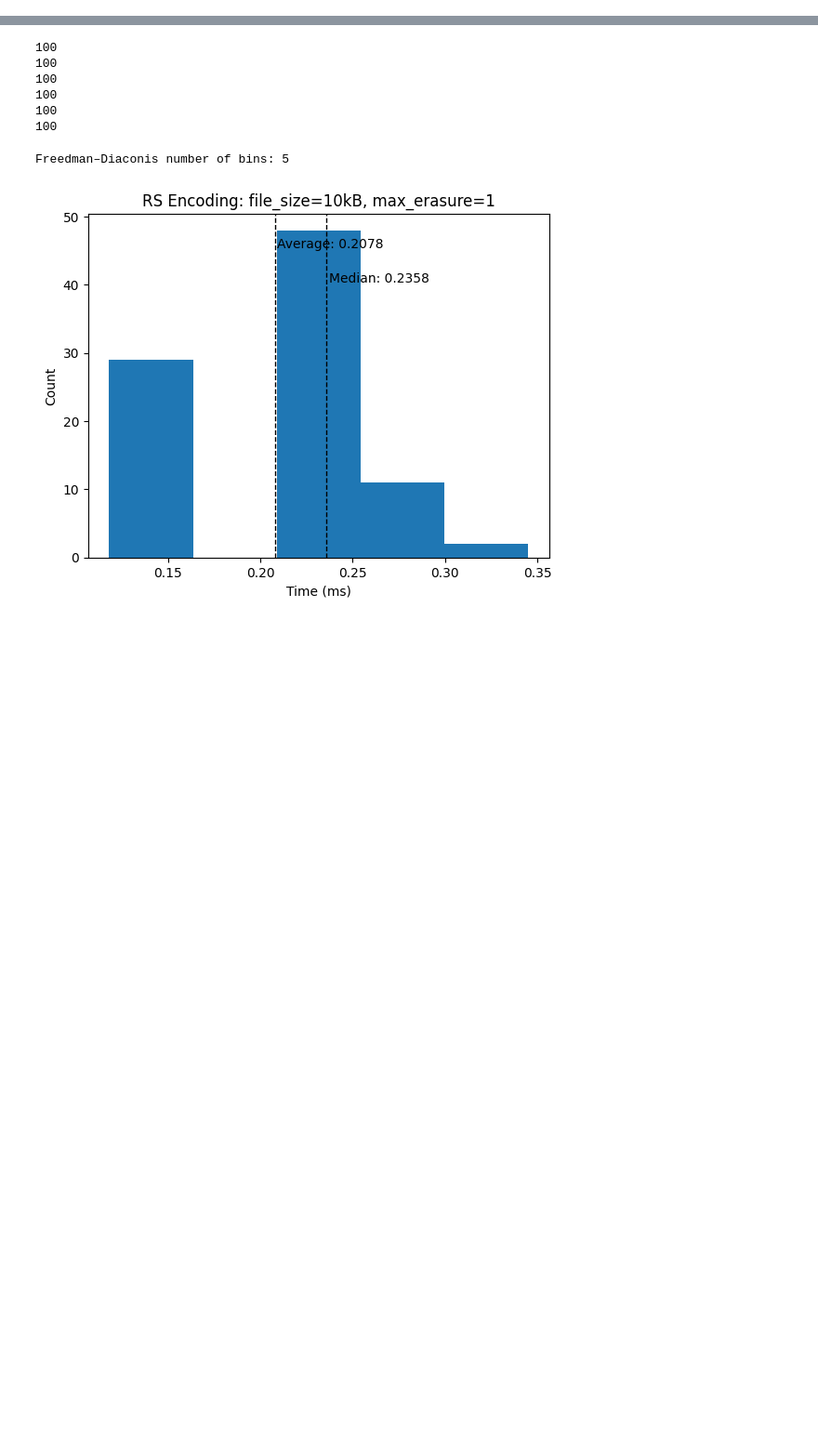
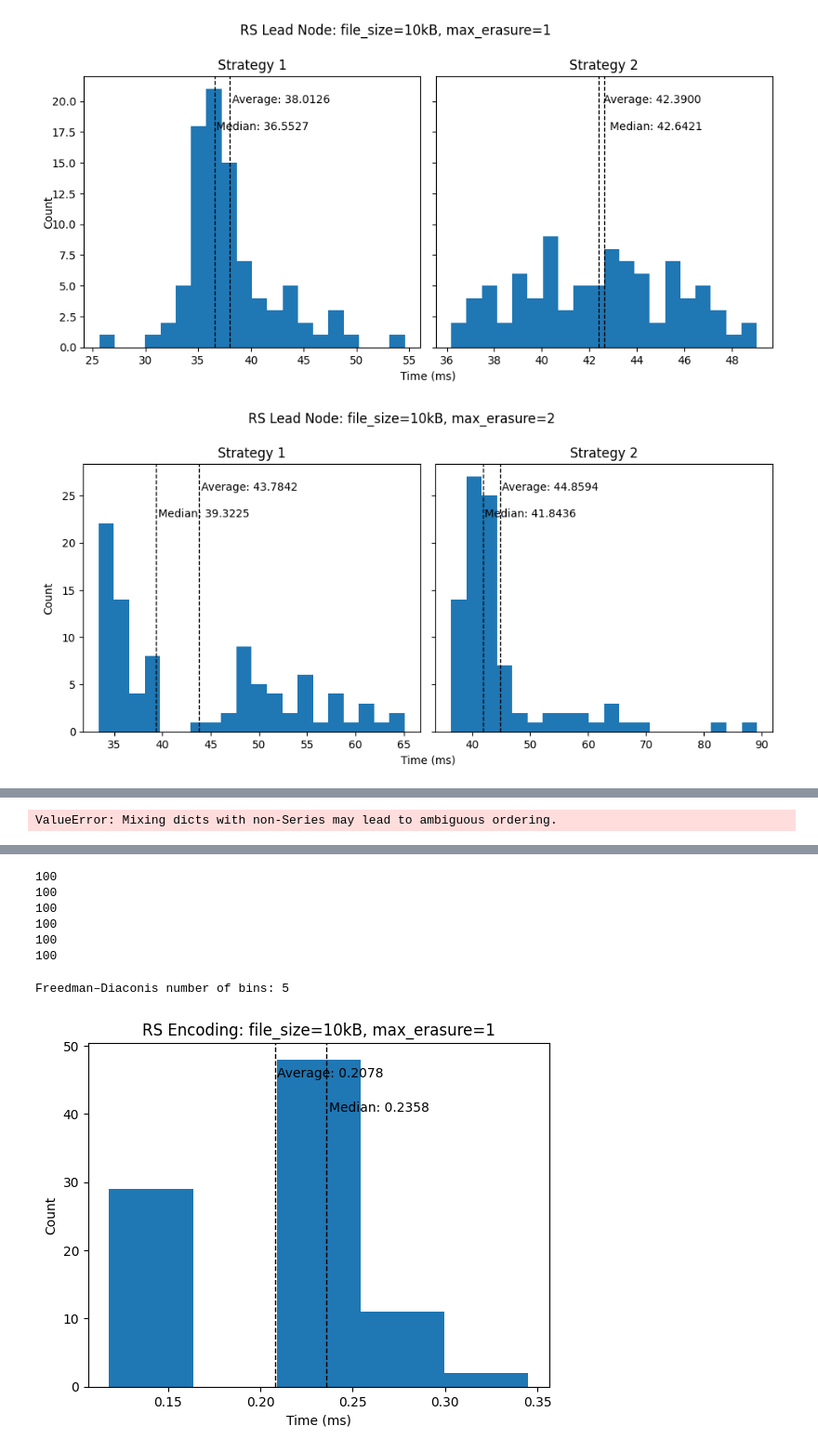
Before and after one commit to glennlaursen/DIST, a Jupyter notebook: MiniProject/Task2/measurements.ipynb, the cells around one changed output, grey strips where cells are left out. Shown at 93% size. Cells and saved outputs as stored; diff of their text form; code cells hidden in the pictures; blank space fills up the shorter version.

```diff
--- a/MiniProject/Task2/measurements.ipynb
+++ b/MiniProject/Task2/measurements.ipynb
@@ -113,0 +202,38 @@ plot_data(t1_me2_1MB, t2_me2_1MB, "RS Encoding: file_size=1MB, max_erasure=2")
+# %%
+##### LEAD NDOE #####
+# Create Pandas dataframe
+df1 = pd.read_csv("results/log_leadnode_t1.txt", index_col=None, header=None, names=['Size', 'Max Erasures', 'Time'])
+df1.insert(2, 'Type', 1)
+df2 = pd.read_csv("results/log_leadnode_t2.txt", index_col=None, header=None, names=['Size', 'Max Erasures', 'Time'])
+df2.insert(2, 'Type', 2)
+
+df = pd.concat([df1, df2])
+
+df['Size'] = df['Size'].replace([10242, 10240], '10kB')
+df['Size'] = df['Size'].replace([102402, 102400], '100kB')
+df['Size'] = df['Size'].replace([1048578, 1048576], '1MB')
+
+t1_me1_10kB = df.loc[(df['Type'] == 1) & (df['Max Erasures'] == 1) & (df['Size'] == '10kB'), 'Time'].values * 1000
+t2_me1_10kB = df.loc[(df['Type'] == 2) & (df['Max Erasures'] == 1) & (df['Size'] == '10kB'), 'Time'].values * 1000
+t1_me2_10kB = df.loc[(df['Type'] == 1) & (df['Max Erasures'] == 2) & (df['Size'] == '10kB'), 'Time'].values * 1000
+t2_me2_10kB = df.loc[(df['Type'] == 2) & (df['Max Erasures'] == 2) & (df['Size'] == '10kB'), 'Time'].values * 1000
+
+t1_me1_100kB = df.loc[(df['Type'] == 1) & (df['Max Erasures'] == 1) & (df['Size'] == '100kB'), 'Time'].values * 1000
+t2_me1_100kB = df.loc[(df['Type'] == 2) & (df['Max Erasures'] == 1) & (df['Size'] == '100kB'), 'Time'].values * 1000
+t1_me2_100kB = df.loc[(df['Type'] == 1) & (df['Max Erasures'] == 2) & (df['Size'] == '100kB'), 'Time'].values * 1000
+t2_me2_100kB = df.loc[(df['Type'] == 2) & (df['Max Erasures'] == 2) & (df['Size'] == '100kB'), 'Time'].values * 1000
+
+t1_me1_1MB = df.loc[(df['Type'] == 1) & (df['Max Erasures'] == 1) & (df['Size'] == '1MB'), 'Time'].values * 1000
+t2_me1_1MB = df.loc[(df['Type'] == 2) & (df['Max Erasures'] == 1) & (df['Size'] == '1MB'), 'Time'].values * 1000
+t1_me2_1MB = df.loc[(df['Type'] == 1) & (df['Max Erasures'] == 2) & (df['Size'] == '1MB'), 'Time'].values * 1000
+t2_me2_1MB = df.loc[(df['Type'] == 2) & (df['Max Erasures'] == 2) & (df['Size'] == '1MB'), 'Time'].values * 1000
+
+plot_data(t1_me1_10kB, t2_me1_10kB, "RS Lead Node: file_size=10kB, max_erasure=1", "results/lead_node_me1_10kB.png")
+plot_data(t1_me2_10kB, t2_me2_10kB, "RS Lead Node: file_size=10kB, max_erasure=2", "results/lead_node_me2_10kB.png")
+plot_data(t1_me1_100kB, t2_me1_100kB, "RS Lead Node: file_size=100kB, max_erasure=1", "results/lead_node_me1_100kB.png")
+plot_data(t1_me2_100kB, t2_me2_100kB, "RS Lead Node: file_size=100kB, max_erasure=2", "results/lead_node_me2_100kB.png")
+plot_data(t1_me1_1MB, t2_me1_1MB, "RS Lead Node: file_size=1MB, max_erasure=1", "results/lead_node_me1_1MB.png")
+plot_data(t1_me2_1MB, t2_me2_1MB, "RS Lead Node: file_size=1MB, max_erasure=2", "results/lead_node_me2_1MB.png")
+# %% [output]
+[figure, added]
+[figure, added]
@@ -113,0 +244,5 @@ plot_data(t1_me2_1MB, t2_me2_1MB, "RS Encoding: file_size=1MB, max_erasure=2")
+# %%
+df = pd.read_json('results/download_t1.json')
+print(df)
+# %% [output]
+ValueError: Mixing dicts with non-Series may lead to ambiguous ordering.
```
Also changed, not shown: parts of 9 cells of this notebook, 47 other files.
